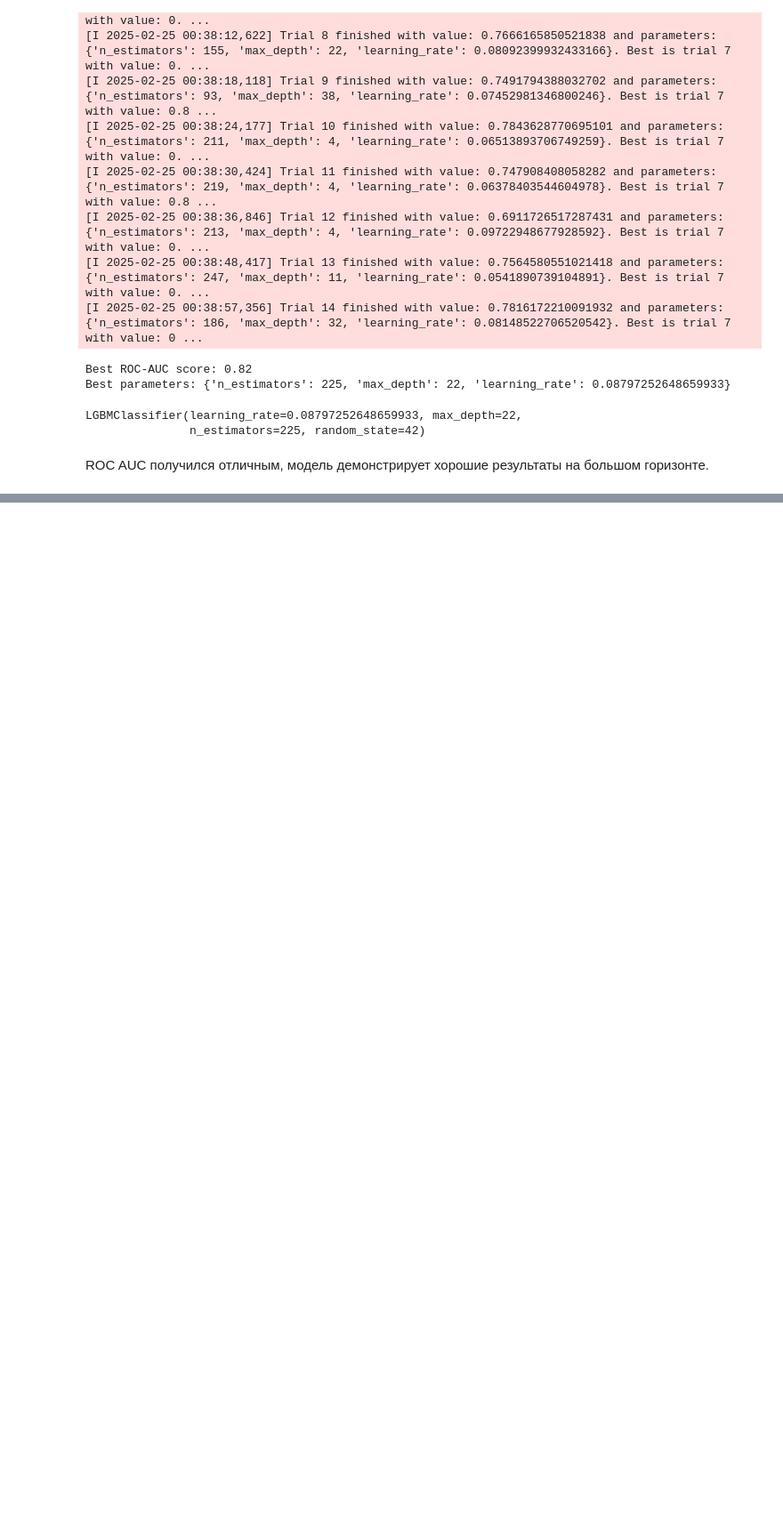
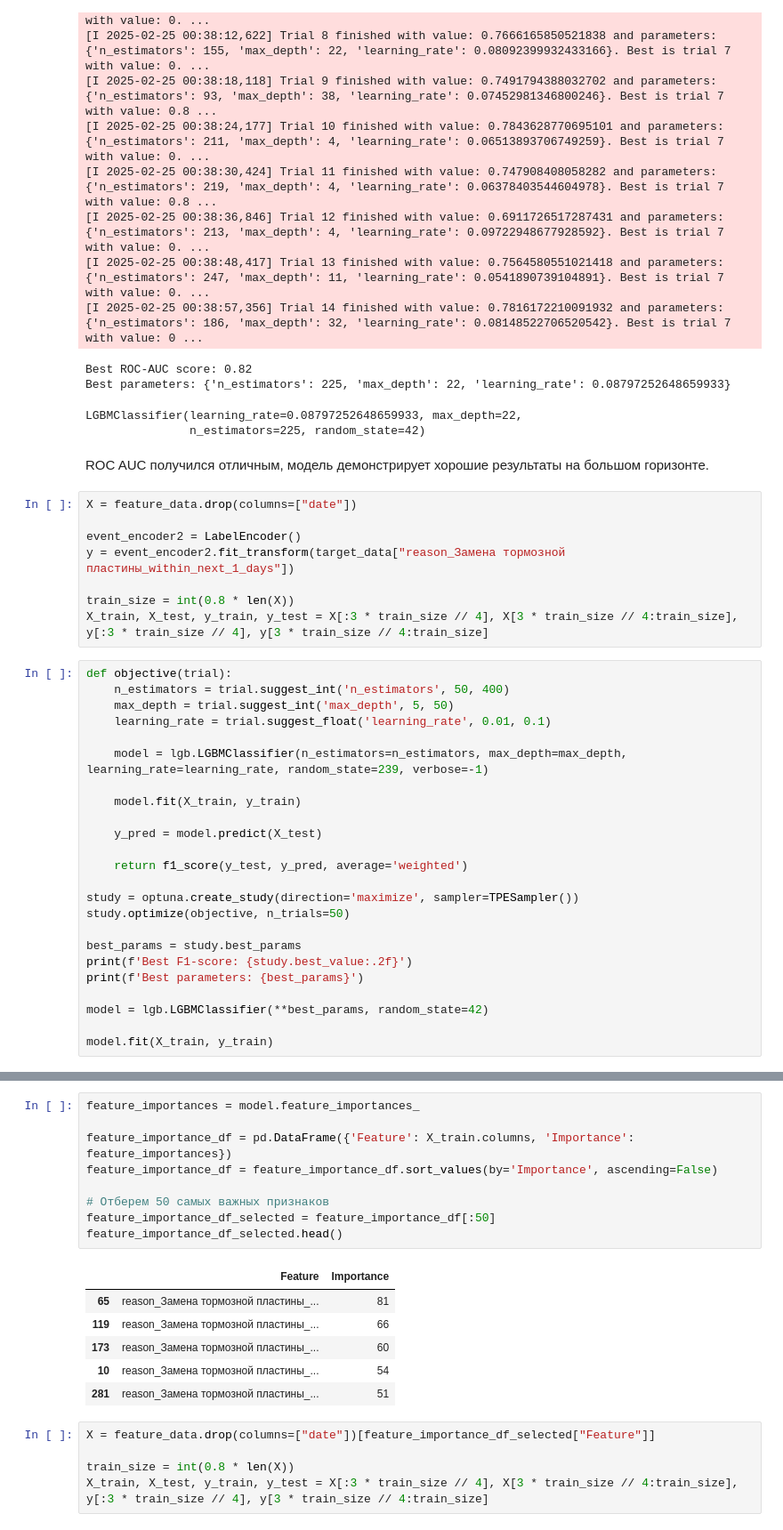
Before and after one commit to MaximIgitov/baltika_hack, a Jupyter notebook: Experiments.ipynb, the cells around one changed output, grey strips where cells are left out. Shown: that part at 89% size. Drawn from its saved outputs; the diff is of its cells as text; blank space fills up the shorter version.

```diff
--- a/Experiments.ipynb
+++ b/Experiments.ipynb
@@ -934,3 +934,35 @@ LGBMClassifier(learning_rate=0.08797252648659933, max_depth=22,
                n_estimators=225, random_state=42)
 # %% [markdown]
 ROC AUC получился отличным, модель демонстрирует  хорошие результаты на большом горизонте.
+# %%
+X = feature_data.drop(columns=["date"])
+
+event_encoder2 = LabelEncoder()
+y = event_encoder2.fit_transform(target_data["reason_Замена тормозной пластины_within_next_1_days"])
+
+train_size = int(0.8 * len(X))
+X_train, X_test, y_train, y_test = X[:3 * train_size // 4], X[3 * train_size // 4:train_size], y[:3 * train_size // 4], y[3 * train_size // 4:train_size]
+# %%
+def objective(trial):
+    n_estimators = trial.suggest_int('n_estimators', 50, 400)
+    max_depth = trial.suggest_int('max_depth', 5, 50)
+    learning_rate = trial.suggest_float('learning_rate', 0.01, 0.1)
+
+    model = lgb.LGBMClassifier(n_estimators=n_estimators, max_depth=max_depth, learning_rate=learning_rate, random_state=239, verbose=-1)
+
+    model.fit(X_train, y_train)
+
+    y_pred = model.predict(X_test)
+
+    return f1_score(y_test, y_pred, average='weighted')
+
+study = optuna.create_study(direction='maximize', sampler=TPESampler())
+study.optimize(objective, n_trials=50)
+
+best_params = study.best_params
+print(f'Best F1-score: {study.best_value:.2f}')
+print(f'Best parameters: {best_params}')
+
+model = lgb.LGBMClassifier(**best_params, random_state=42)
+
+model.fit(X_train, y_train)
@@ -936,0 +991,21 @@ ROC AUC получился отличным, модель демонстриру
+# %%
+feature_importances = model.feature_importances_
+
+feature_importance_df = pd.DataFrame({'Feature': X_train.columns, 'Importance': feature_importances})
+feature_importance_df = feature_importance_df.sort_values(by='Importance', ascending=False)
+
+# Отберем 50 самых важных признаков
+feature_importance_df_selected = feature_importance_df[:50]
+feature_importance_df_selected.head()
+# %% [output]
+|  | Feature | Importance |
+| 65 | reason_Замена тормозной пластины_... | 81 |
+| 119 | reason_Замена тормозной пластины_... | 66 |
+| 173 | reason_Замена тормозной пластины_... | 60 |
+| 10 | reason_Замена тормозной пластины_... | 54 |
+| 281 | reason_Замена тормозной пластины_... | 51 |
+# %%
+X = feature_data.drop(columns=["date"])[feature_importance_df_selected["Feature"]]
+
+train_size = int(0.8 * len(X))
+X_train, X_test, y_train, y_test = X[:3 * train_size // 4], X[3 * train_size // 4:train_size], y[:3 * train_size // 4], y[3 * train_size // 4:train_size]
```
Also changed, not shown: parts of 9 cells of this notebook.
